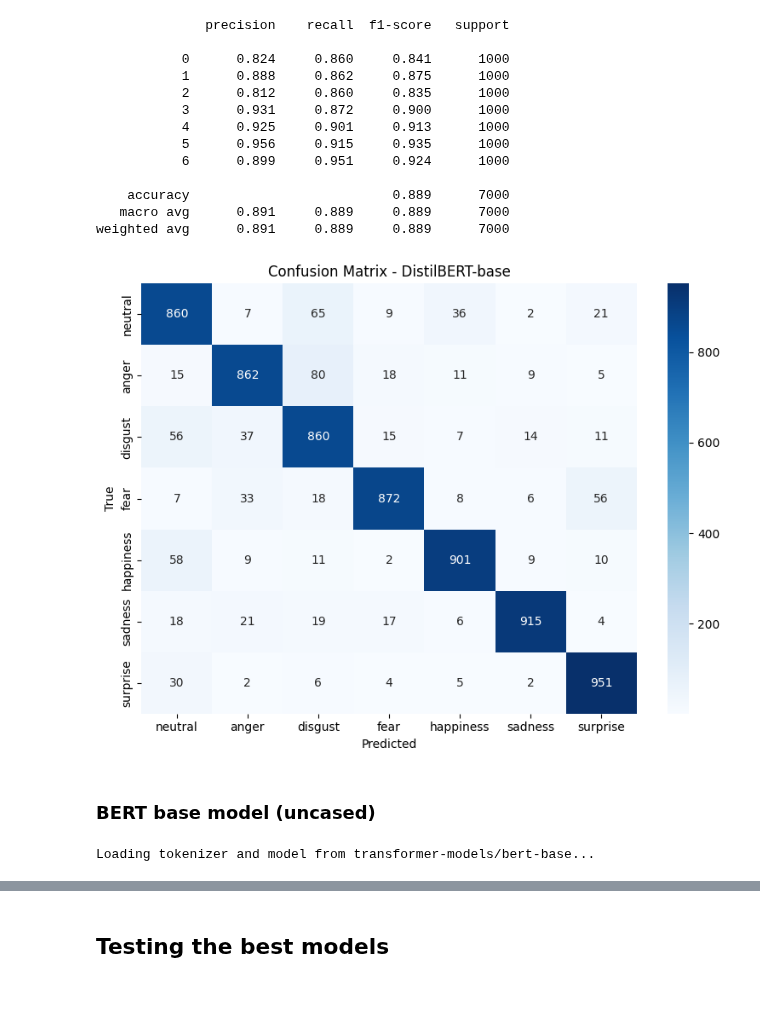
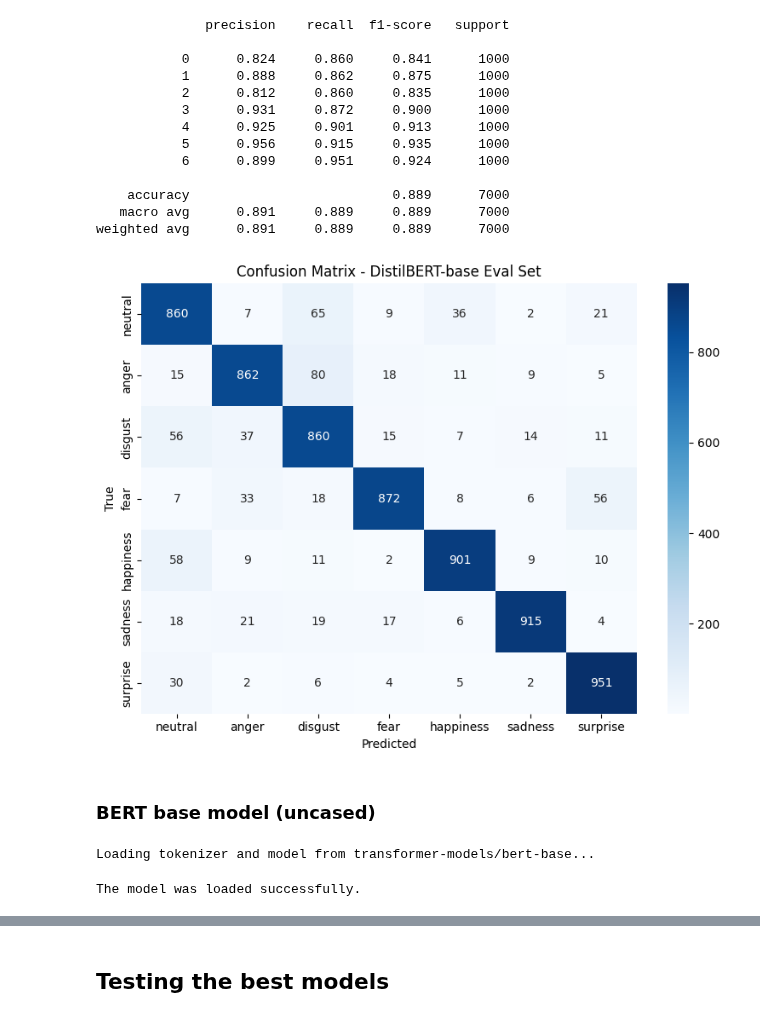
Before and after one commit to dafaqboomduck/nlp-project, a Jupyter notebook: Notebooks/Model-Iterations.ipynb, the cells around one changed output, grey strips where cells are left out. Saved outputs shown, nothing was run; the diff lists cells and outputs as text; code cells hidden in the pictures.

```diff
--- a/Notebooks/Model-Iterations.ipynb
+++ b/Notebooks/Model-Iterations.ipynb
@@ -495,8 +495,24 @@ try:
 
     print("Tokenizer loaded successfully.")
 except:
+    # Fit a new Tokenizer instance
     tokenizer = Tokenizer(filters='')
     tokenizer.fit_on_texts(X_train['Sentence'])
     print('Fitted a new Tokenizer object')
+
+    # Define the directory path and the full file path
+    output_dir = 'artifacts/keras_tok'
+    file_path = os.path.join(output_dir, 'tokenizer.json')
+
+    # Create the directory if it does not exist
+    os.makedirs(output_dir, exist_ok=True)
+
+    # Proceed with saving the tokenizer
+    tokenizer_json = tokenizer.to_json()
+
+    with open(file_path, 'w', encoding='utf-8') as f:
+        f.write(json.dumps(tokenizer_json, ensure_ascii=False))
+
+    print(f"Tokenizer saved to {file_path}")
 # %% [output]
 Tokenizer loaded successfully.
@@ -1321,7 +1320,7 @@ def setup_trainer(model, tokenizer, training_args, train_set, test_set, data_col
     )
 # %%
 def load_or_train_model(base_checkpoint, fallback_checkpoint,
-                        X_train, y_train, X_test, y_test):
+                        X_train, y_train, X_test, y_test, show_params = False):
 
     model_exists = os.path.exists(base_checkpoint)
 
@@ -1334,9 +1333,14 @@ def load_or_train_model(base_checkpoint, fallback_checkpoint,
         tokenizer, train_ds, test_ds, collator = tokenize_data(fallback_checkpoint, X_train, y_train, X_test, y_test)
         model = create_model_and_config(fallback_checkpoint)
 
+    if show_params:
+        trainable_params = sum(p.numel() for p in model.parameters() if p.requires_grad)
+        print(f"Total Trainable Parameters: {trainable_params }")
+
     if model_exists:
         training_args = create_training_args()
         trainer = setup_trainer(model, tokenizer, training_args, train_ds, test_ds, collator)
+        print("The model was loaded successfully.")
     else:
         # Train new model
         print("Training new model...")
@@ -1391,20 +1396,20 @@ weighted avg      0.891     0.889     0.889      7000
 # %%
 # Compute confusion matrix
 cm = confusion_matrix(y_true, y_pred)
 
 # Plot heatmap
 fig, ax = plt.subplots(figsize=(8, 6))
 sns.heatmap(cm, annot=True, fmt='d', cmap='Blues',
             xticklabels=[EMOTION_MAP[i] for i in range(len(EMOTION_MAP))],
             yticklabels=[EMOTION_MAP[i] for i in range(len(EMOTION_MAP))],
             ax=ax)
 ax.set_xlabel('Predicted')
 ax.set_ylabel('True')
-ax.set_title('Confusion Matrix - DistilBERT-base')
+ax.set_title('Confusion Matrix - DistilBERT-base Eval Set')
 plt.tight_layout()
 plt.show()
 # %% [output]
-[figure, old version]
+[figure, new version]
 # %% [markdown]
 ### BERT base model (uncased)
 # %%
@@ -1421,6 +1426,7 @@ model, tokenizer, trainer, train_ds, test_ds = load_or_train_model(
 )
 # %% [output]
 Loading tokenizer and model from transformer-models/bert-base...
+The model was loaded successfully.
 # %%
 preds = trainer.predict(test_ds)
 y_pred = np.argmax(preds.predictions, axis=-1)
```
Also changed, not shown: parts of 16 cells of this notebook.
